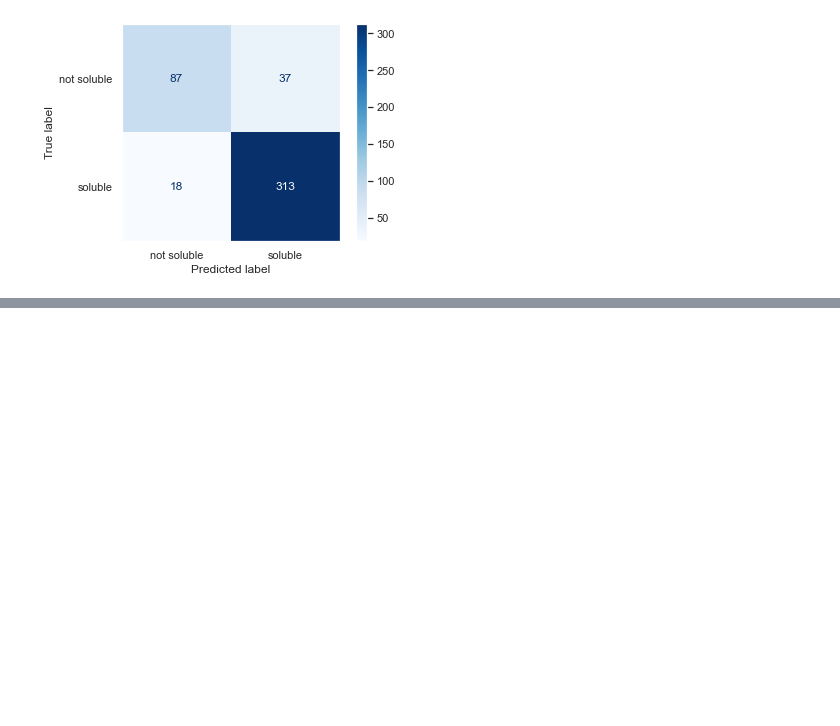
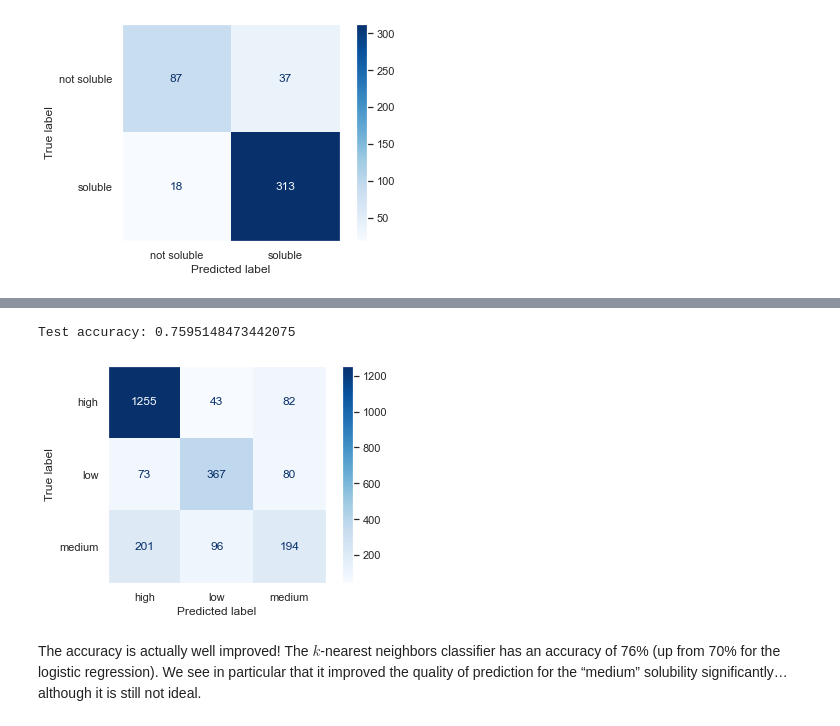
Before and after one commit to fxcoudert/binders, a Jupyter notebook: projects/Classification_soluble_molecules.ipynb, the cells around one changed output, grey strips where cells are left out. Saved outputs shown, nothing was run; the diff lists cells and outputs as text; code cells hidden in the pictures; blank space fills up the shorter version.

```diff
--- a/projects/Classification_soluble_molecules.ipynb
+++ b/projects/Classification_soluble_molecules.ipynb
@@ -565,0 +571,6 @@ xxxx
+# %%
+kNN = make_pipeline(
+    StandardScaler(), KNeighborsClassifier(n_neighbors=5)
+)
+# %%
+kNN.fit(data_train, target_train)
@@ -565,0 +585,16 @@ xxxx
+# %%
+test_accuracy = kNN.score(data_test, target_test)
+print('Test accuracy:', test_accuracy)
+# %% [output]
+Test accuracy: 0.7595148473442075
+# %%
+ConfusionMatrixDisplay.from_estimator(
+    kNN, data_test, target_test,
+    normalize=None, cmap=plt.cm.Blues
+)
+plt.grid(False)
+plt.show()
+# %% [output]
+[figure, added]
+# %% [markdown]
+The accuracy is actually well improved! The $k$-nearest neighbors classifier has an accuracy of 76% (up from 70% for the logistic regression). We see in particular that it improved the quality of prediction for the “medium” solubility significantly… although it is still not ideal.
```
Also changed, not shown: parts of 64 cells of this notebook.
